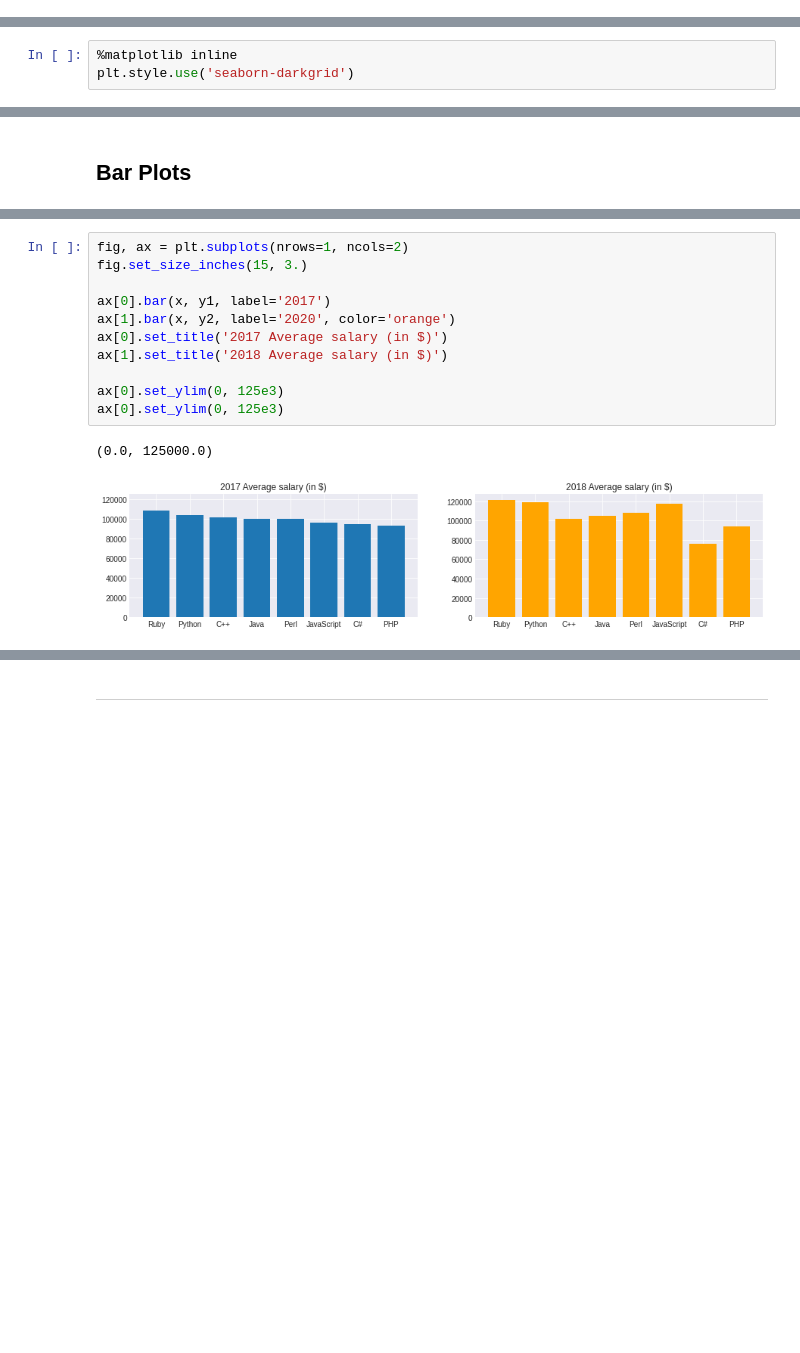
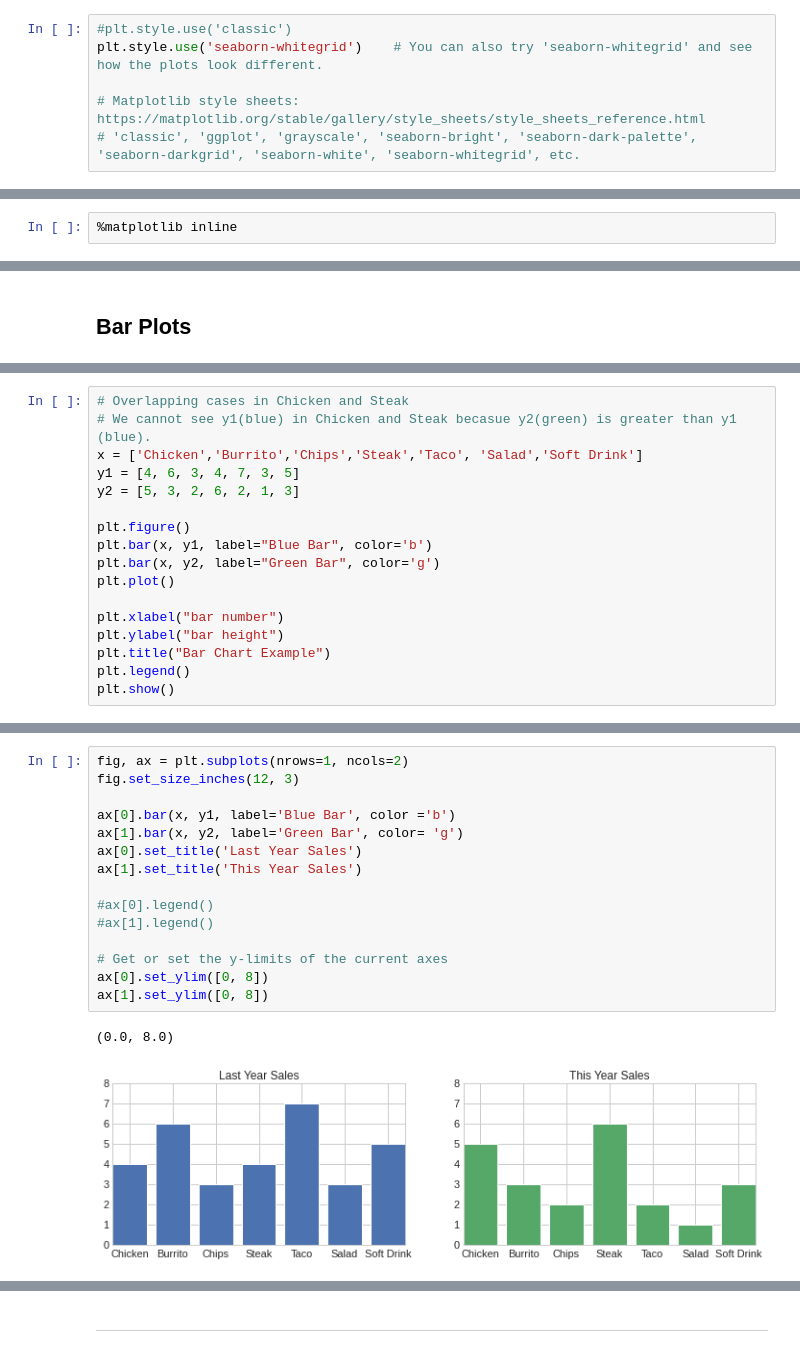
Before and after one commit to ykjoy/data_visualization, a Jupyter notebook: Data_Visualization.ipynb, the cells around one changed output, grey strips where cells are left out. Cells and saved outputs as stored; diff of their text form; blank space fills up the shorter version.

```diff
--- a/Data_Visualization.ipynb
+++ b/Data_Visualization.ipynb
@@ -45,0 +49,6 @@ import matplotlib.pyplot as plt  # This is equivalent to 'from matplotlib import
+# %%
+#plt.style.use('classic')
+plt.style.use('seaborn-whitegrid')    # You can also try 'seaborn-whitegrid' and see how the plots look different.
+
+# Matplotlib style sheets: https://matplotlib.org/stable/gallery/style_sheets/style_sheets_reference.html
+# 'classic', 'ggplot', 'grayscale', 'seaborn-bright', 'seaborn-dark-palette', 'seaborn-darkgrid', 'seaborn-white', 'seaborn-whitegrid', etc.
@@ -46,6 +57,5 @@ import matplotlib.pyplot as plt  # This is equivalent to 'from matplotlib import
 # %%
 %matplotlib inline
-plt.style.use('seaborn-darkgrid')
 # %% [markdown]
 ---
 # %% [markdown]
@@ -303,0 +264,17 @@ plt.legend()
+# %%
+# Overlapping cases in Chicken and Steak
+# We cannot see y1(blue) in Chicken and Steak becasue y2(green) is greater than y1 (blue).
+x = ['Chicken','Burrito','Chips','Steak','Taco', 'Salad','Soft Drink']
+y1 = [4, 6, 3, 4, 7, 3, 5]
+y2 = [5, 3, 2, 6, 2, 1, 3]
+
+plt.figure()
+plt.bar(x, y1, label="Blue Bar", color='b')
+plt.bar(x, y2, label="Green Bar", color='g')
+plt.plot()
+
+plt.xlabel("bar number")
+plt.ylabel("bar height")
+plt.title("Bar Chart Example")
+plt.legend()
+plt.show()
@@ -304,15 +283,19 @@ plt.legend()
 # %%
 fig, ax = plt.subplots(nrows=1, ncols=2)
-fig.set_size_inches(15, 3.)
+fig.set_size_inches(12, 3)
 
-ax[0].bar(x, y1, label='2017')
-ax[1].bar(x, y2, label='2020', color='orange')
-ax[0].set_title('2017 Average salary (in $)')
-ax[1].set_title('2018 Average salary (in $)')
+ax[0].bar(x, y1, label='Blue Bar', color ='b')
+ax[1].bar(x, y2, label='Green Bar', color= 'g')
+ax[0].set_title('Last Year Sales')
+ax[1].set_title('This Year Sales')
 
-ax[0].set_ylim(0, 125e3)
-ax[0].set_ylim(0, 125e3)
+#ax[0].legend()
+#ax[1].legend()
+
+# Get or set the y-limits of the current axes
+ax[0].set_ylim([0, 8])
+ax[1].set_ylim([0, 8])
 # %% [output]
-(0.0, 125000.0)
+(0.0, 8.0)
-[figure, old version]
+[figure, new version]
 # %%
```
Also changed, not shown: parts of 209 cells of this notebook.
